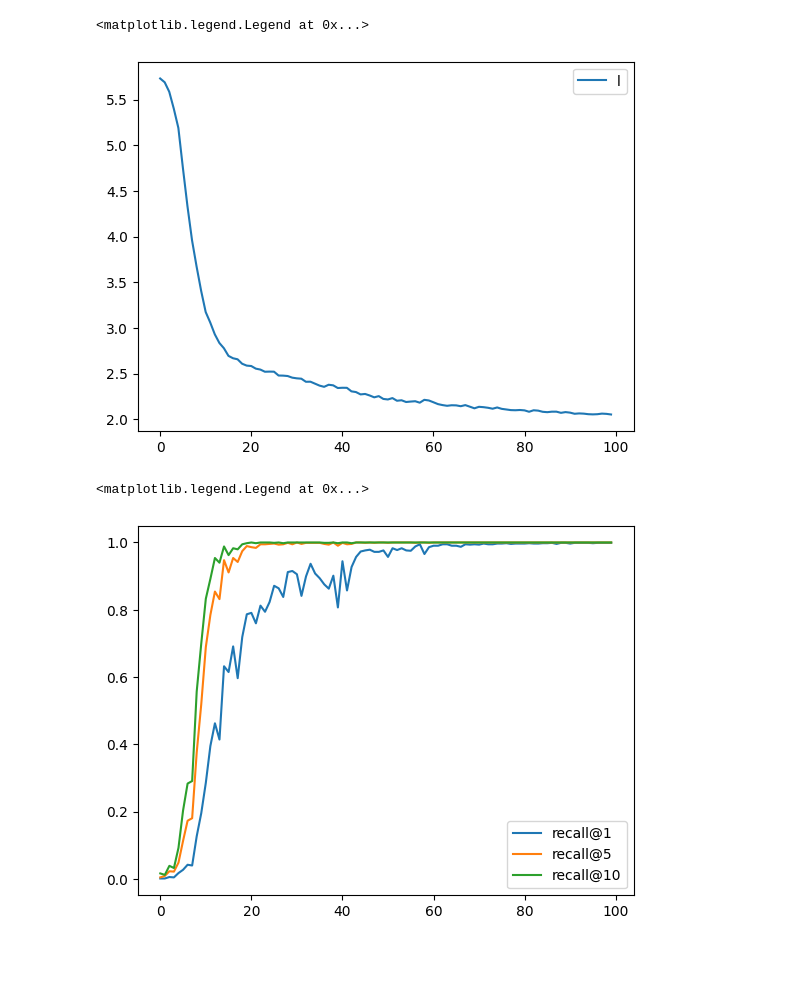
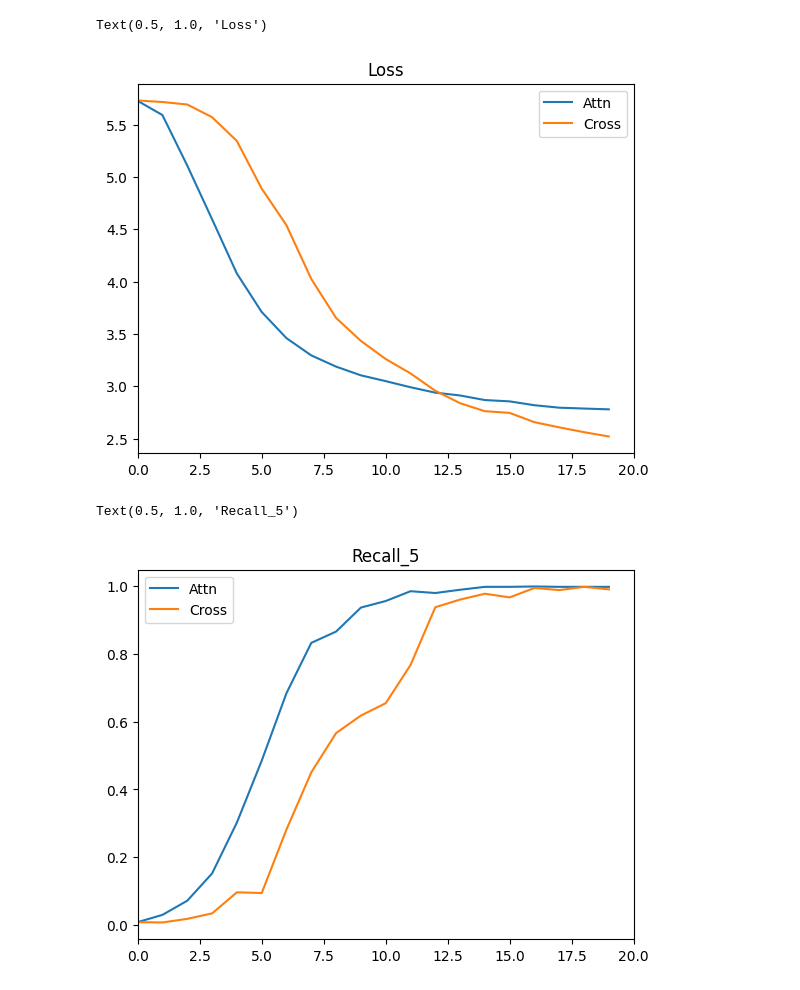
Before and after one commit to lluuww0112/Pllog, a Jupyter notebook: model/history_visualizetion/visualization.ipynb, the cells around one changed output. Cells and saved outputs as stored; diff of their text form; code cells hidden in the pictures; blank space fills up the shorter version.

```diff
--- a/model/history_visualizetion/visualization.ipynb
+++ b/model/history_visualizetion/visualization.ipynb
@@ -4,27 +4,24 @@ import pandas as pd
 import numpy as np
 import seaborn as sns
 # %%
-history = pd.read_csv("./data/Attn_history.csv")
-
-
-loss = history["loss"]
-recall_1 = history["recall@1"]
-recall_5 = history["recall@5"]
-recall_10 = history["recall@10"]
-alignment = history["alignment"]
-uniformnity = history["uniformnity"]
+attn_history = pd.read_csv("./data/Attn_history.csv")
+cross_history = pd.read_csv("./data/Cross_history.csv")
 # %%
-plt.plot(loss)
-plt.legend("loss_history")
+plt.plot(attn_history["loss"])
+plt.plot(cross_history["loss"])
+plt.xlim(0, 20)
+plt.legend(["Attn", "Cross"])
+plt.title("Loss")
 # %% [output]
-<matplotlib.legend.Legend at 0x...>
+Text(0.5, 1.0, 'Loss')
-[figure, old version]
+[figure, new version]
 # %%
-plt.plot(recall_1)
-plt.plot(recall_5)
-plt.plot(recall_10)
-plt.legend(["recall@1", "recall@5", "recall@10"])
+plt.plot(attn_history["recall@5"])
+plt.plot(cross_history["recall@5"])
+plt.xlim(0, 20)
+plt.legend(["Attn", "Cross"])
+plt.title("Recall_5")
 # %% [output]
-<matplotlib.legend.Legend at 0x...>
+Text(0.5, 1.0, 'Recall_5')
-[figure, old version]
+[figure, new version]
 # %%
```
Also changed, not shown: parts of 2 cells of this notebook, 3 other files.
